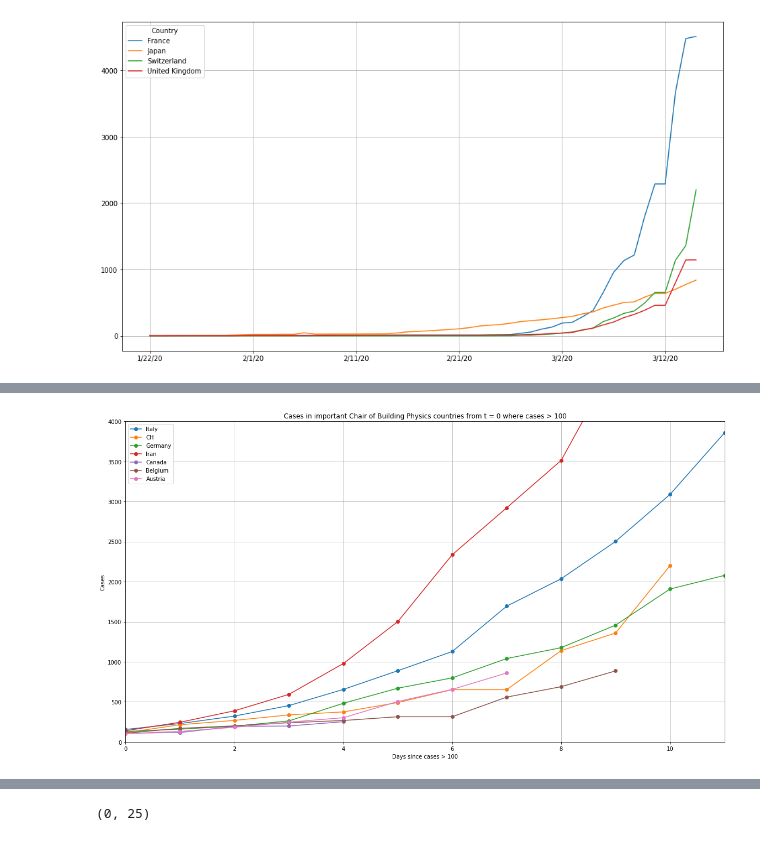
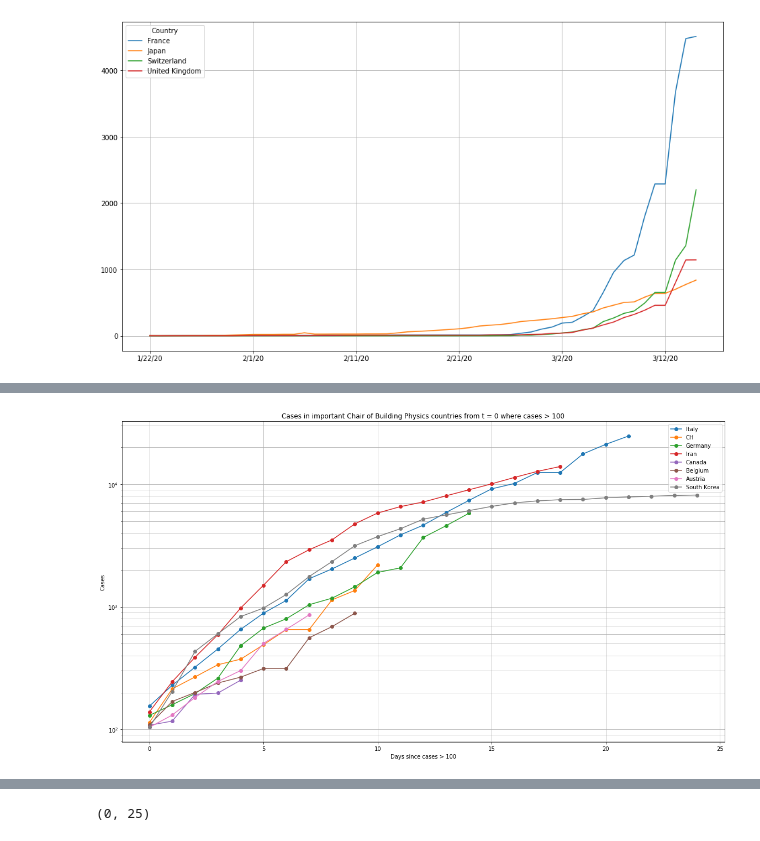
Before and after one commit to pick2510/COVID-19, a Jupyter notebook: analysis/Cases.ipynb, the cells around one changed output, grey strips where cells are left out. Saved outputs shown, nothing was run; the diff lists cells and outputs as text; code cells hidden in the pictures.

```diff
--- a/analysis/Cases.ipynb
+++ b/analysis/Cases.ipynb
@@ -71,3 +71,7 @@ idx_be = np.where(be.Belgium >= 100)
 
 at = data_grouped[["Austria"]]
 idx_at = np.where(at.Austria >= 100)
+
+
+ko = data_grouped[["Korea, South"]]
+idx_ko = np.where(ko["Korea, South"] >= 100)
@@ -78,19 +81,21 @@ len(idx_ch[0])
 # %%
 plt.plot(it.Italy.values[idx_it], "o-",label="Italy")
 plt.plot(ch.Switzerland.values[idx_ch],"o-", label="CH")
 plt.plot(de.Germany.values[idx_de], "o-",  label="Germany")
 plt.plot(ir.Iran.values[idx_ir], "o-", label="Iran")
 plt.plot(ca.Canada.values[idx_ca],"o-", label="Canada")
 plt.plot(be.Belgium.values[idx_be],"o-", label="Belgium")
 plt.plot(at.Austria.values[idx_at], "o-", label="Austria")
+plt.plot(ko["Korea, South"].values[idx_ko], "o-", label="South Korea")
 plt.legend()
-plt.xlim([0,  len(idx_ch[0])])
-plt.ylim([0,4000])
-plt.grid()
+plt.yscale("log")
+#plt.xlim([0,  len(idx_ch[0])])
+#plt.ylim([0,4000])
+plt.grid(which="both")
 plt.xlabel("Days since cases > 100")
 plt.ylabel("Cases")
 plt.title("Cases in important Chair of Building Physics countries from t = 0 where cases > 100")
 plt.tight_layout()
-plt.savefig("cbp_cases.png")
+plt.savefig("cbp_cases_log.png")
 # %% [output]
-[figure, old version]
+[figure, new version]
```
Also changed, not shown: parts of 4 cells of this notebook.
